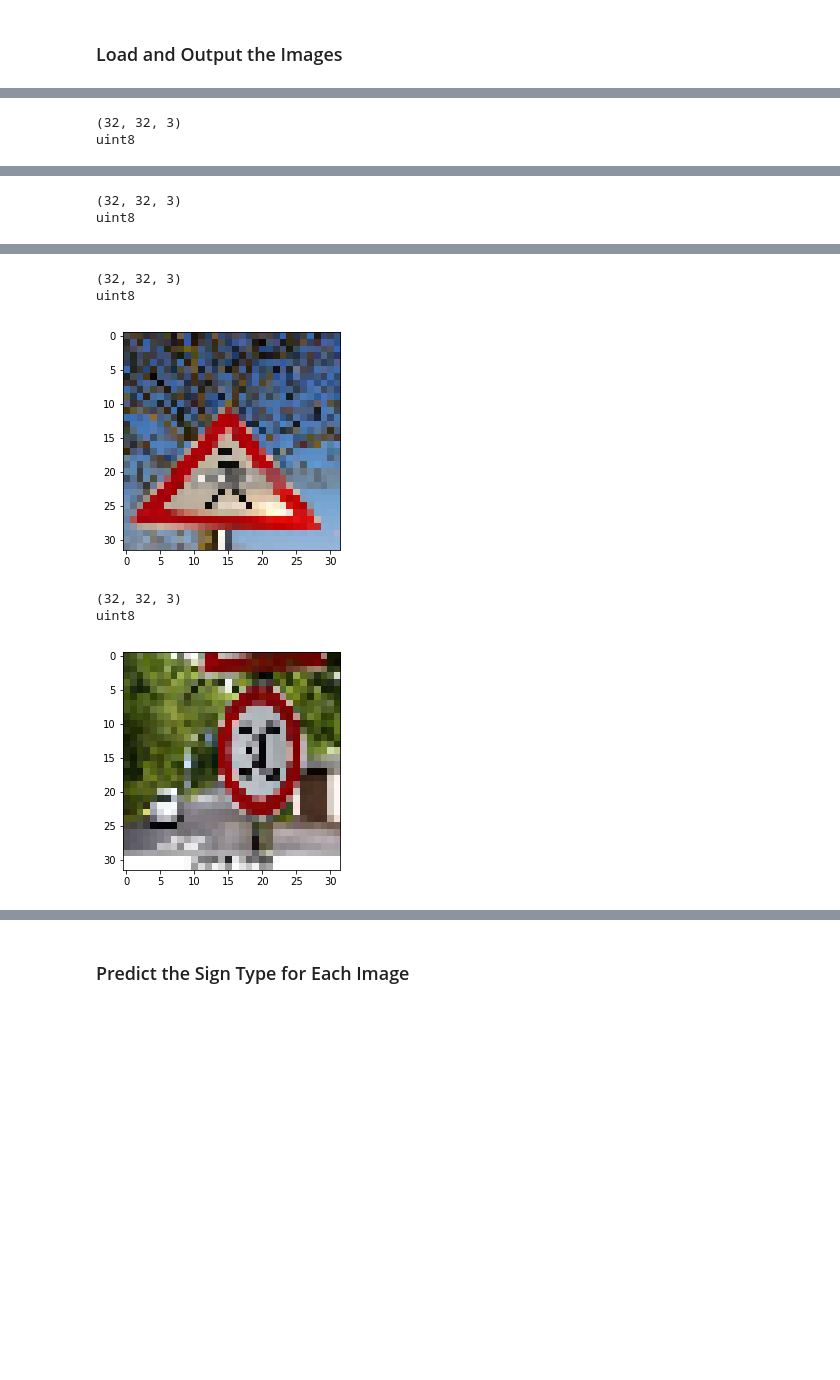
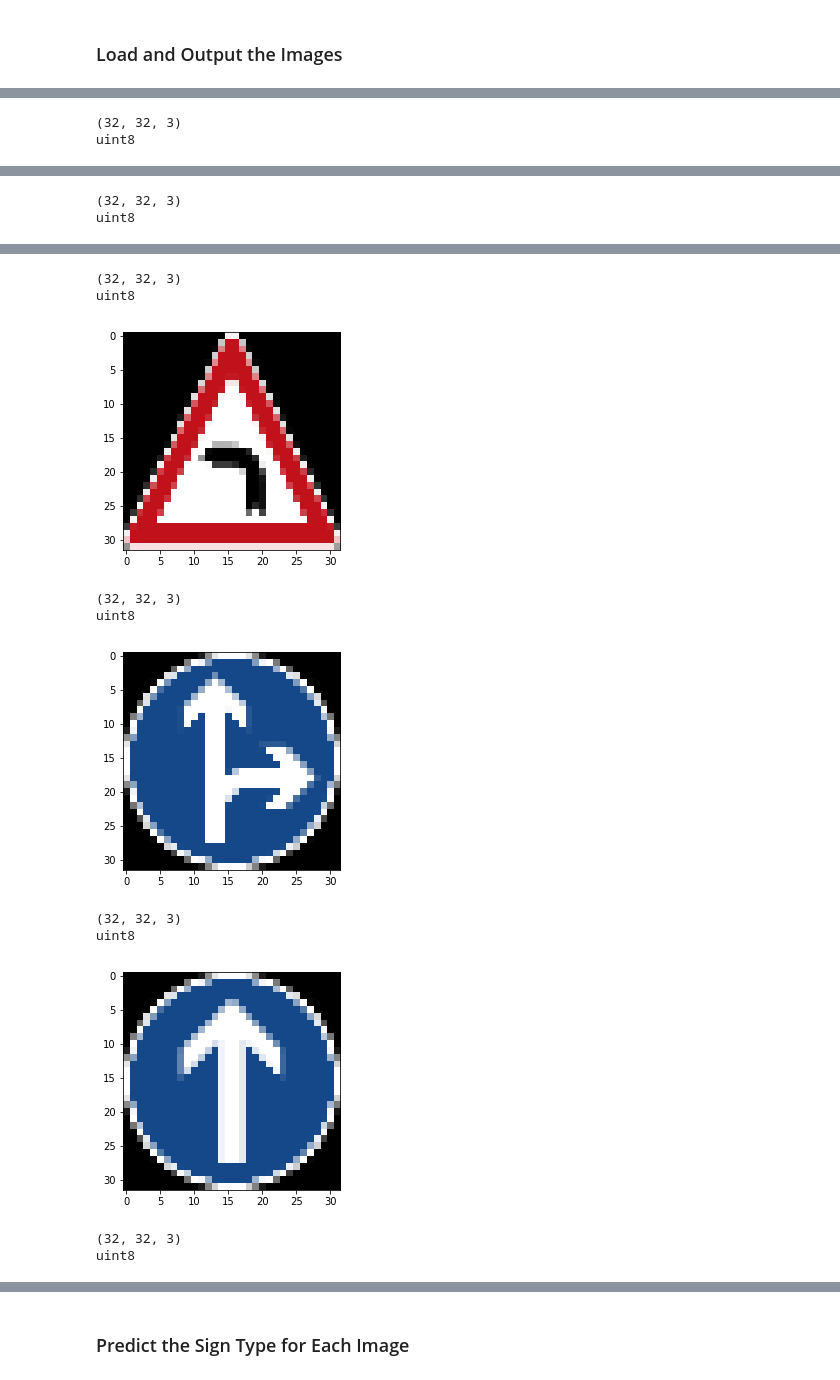
Before and after one commit to kirnh/CarND-TrafficSignClassifier-P2, a Jupyter notebook: Traffic_Sign_Classifier.ipynb, the cells around one changed output, grey strips where cells are left out. Cells and saved outputs as stored; diff of their text form; code cells hidden in the pictures; blank space fills up the shorter version.

```diff
--- a/Traffic_Sign_Classifier.ipynb
+++ b/Traffic_Sign_Classifier.ipynb
@@ -367,7 +368,7 @@ def LeNet(x):
     # Layer 1: Convolutional. Input = 32x32x1. Output = 28x28x6.
     conv1_W = tf.Variable(tf.truncated_normal(shape=(5, 5, 1, 6), mean = mu, stddev = sigma))
     conv1_b = tf.Variable(tf.zeros(6))
-    conv1   = tf.nn.conv2d(x, conv1_W, strides=[1, 1, 1, 1], padding='VALID') + conv1_b
+    conv1   = tf.nn.conv2d(x, conv1_W, strides=[1, 1, 1, 1], padding='VALID', name = 'conv1') + conv1_b
 
     # Activation.
     conv1 = tf.nn.relu(conv1)
@@ -378,7 +379,7 @@ def LeNet(x):
     # Layer 2: Convolutional. Output = 10x10x16.
     conv2_W = tf.Variable(tf.truncated_normal(shape=(5, 5, 6, 16), mean = mu, stddev = sigma))
     conv2_b = tf.Variable(tf.zeros(16))
-    conv2   = tf.nn.conv2d(conv1, conv2_W, strides=[1, 1, 1, 1], padding='VALID') + conv2_b
+    conv2   = tf.nn.conv2d(conv1, conv2_W, strides=[1, 1, 1, 1], padding='VALID', name = 'conv2') + conv2_b
 
     # Activation.
     conv2 = tf.nn.relu(conv2)
@@ -397,6 +398,9 @@ def LeNet(x):
     # Activation.
     fc1    = tf.nn.relu(fc1)
 
+    # Dropout
+    fc1 = tf.nn.dropout(fc1, keep_prob)
+
     # Layer 4: Fully Connected. Input = 120. Output = 84.
     fc2_W  = tf.Variable(tf.truncated_normal(shape=(120, 84), mean = mu, stddev = sigma))
     fc2_b  = tf.Variable(tf.zeros(84))
@@ -405,6 +409,9 @@ def LeNet(x):
     # Activation.
     fc2    = tf.nn.relu(fc2)
 
+    # Dropout
+    fc2 = tf.nn.dropout(fc2, keep_prob)
+
     # Layer 5: Fully Connected. Input = 84. Output = 43.
     fc3_W  = tf.Variable(tf.truncated_normal(shape=(84, 43), mean = mu, stddev = sigma))
     fc3_b  = tf.Variable(tf.zeros(43))
@@ -415,6 +422,7 @@ def LeNet(x):
 x = tf.placeholder(tf.float32, (None, 32, 32, 1))
 y = tf.placeholder(tf.int32, (None))
 one_hot_y = tf.one_hot(y, 43)
+keep_prob = tf.placeholder(tf.float32)
 # %%
 rate = 0.0022
 
@@ -428,13 +436,13 @@ correct_prediction = tf.equal(tf.argmax(logits, 1), tf.argmax(one_hot_y, 1))
 accuracy_operation = tf.reduce_mean(tf.cast(correct_prediction, tf.float32))
 saver = tf.train.Saver()
 
-def evaluate(X_data, y_data):
+def evaluate(X_data, y_data, k_prob):
     num_examples = len(X_data)
     total_loss, total_accuracy = 0, 0
     sess = tf.get_default_session()
     for offset in range(0, num_examples, BATCH_SIZE):
         batch_x, batch_y = X_data[offset:offset+BATCH_SIZE], y_data[offset:offset+BATCH_SIZE]
-        loss, accuracy = sess.run([loss_operation, accuracy_operation], feed_dict={x: batch_x, y: batch_y})
+        loss, accuracy = sess.run([loss_operation, accuracy_operation], feed_dict={x: batch_x, y: batch_y, keep_prob: k_prob})
         total_accuracy += (accuracy * len(batch_x))
         total_loss += (loss * len(batch_x))
     return total_loss / num_examples, total_accuracy / num_examples
@@ -466,14 +474,14 @@ with tf.Session() as sess:
         for offset in range(0, num_examples, BATCH_SIZE):
             end = offset + BATCH_SIZE
             batch_x, batch_y = X_train[offset:end], y_train[offset:end]
-            sess.run(training_operation, feed_dict={x: batch_x, y: batch_y})
+            sess.run(training_operation, feed_dict={x: batch_x, y: batch_y, keep_prob: 0.9})
 
         # Log accuracy and loss every epoch
-        training_loss, training_accuracy = evaluate(X_train,y_train)
+        training_loss, training_accuracy = evaluate(X_train,y_train, 1.0)
         training_loss_history.append(training_loss)
         training_accuracy_history.append(training_accuracy)
 
-        val_loss, val_acc = evaluate(X_valid, y_valid)
+        val_loss, val_acc = evaluate(X_valid, y_valid, 1.0)
         validation_loss_history.append(val_loss)
         validation_accuracy_history.append(val_acc)
 
@@ -560,14 +568,14 @@ You may find `signnames.csv` useful as it contains mappings from the class id (i
 # %%
 ### Load the images and plot them here.
 ### Feel free to use as many code cells as needed.
-import matplotlib.image as mpimg
 
 custom_X_test = []
-for image_name in ['no_entry', 'no_parking_zone', 'no_stopping',\
-                  'pedestrians', 'thirty_limit']:
-    img = mpimg.imread("./test_images/%s.jpg" %image_name)
+for image_name in ['no_entry', 'limit_sixty', 'children_crossing', 'dangerous_curve_to_the_left', 'go_straight_or_right',\
+                  'ahead_only', 'slippery_road']:
+    img = mpimg.imread("./test_images/%s.png" %image_name)
+    img = img_as_ubyte(img)
+    img = cv2.cvtColor(img, cv2.COLOR_BGRA2BGR)
     img = cv2.resize(img, (32, 32))
-    #img = img_as_float(img)
     custom_X_test.append(img)
 
 custom_X_test = np.array(custom_X_test)
@@ -590,6 +598,11 @@ uint8
 (32, 32, 3)
 uint8
-[figure, old version]
+[figure, new version]
 (32, 32, 3)
 uint8
-[figure, old version]
+[figure, new version]
+(32, 32, 3)
+uint8
+[figure, added]
+(32, 32, 3)
+uint8
```
Also changed, not shown: parts of 22 cells of this notebook, 1 other file.
